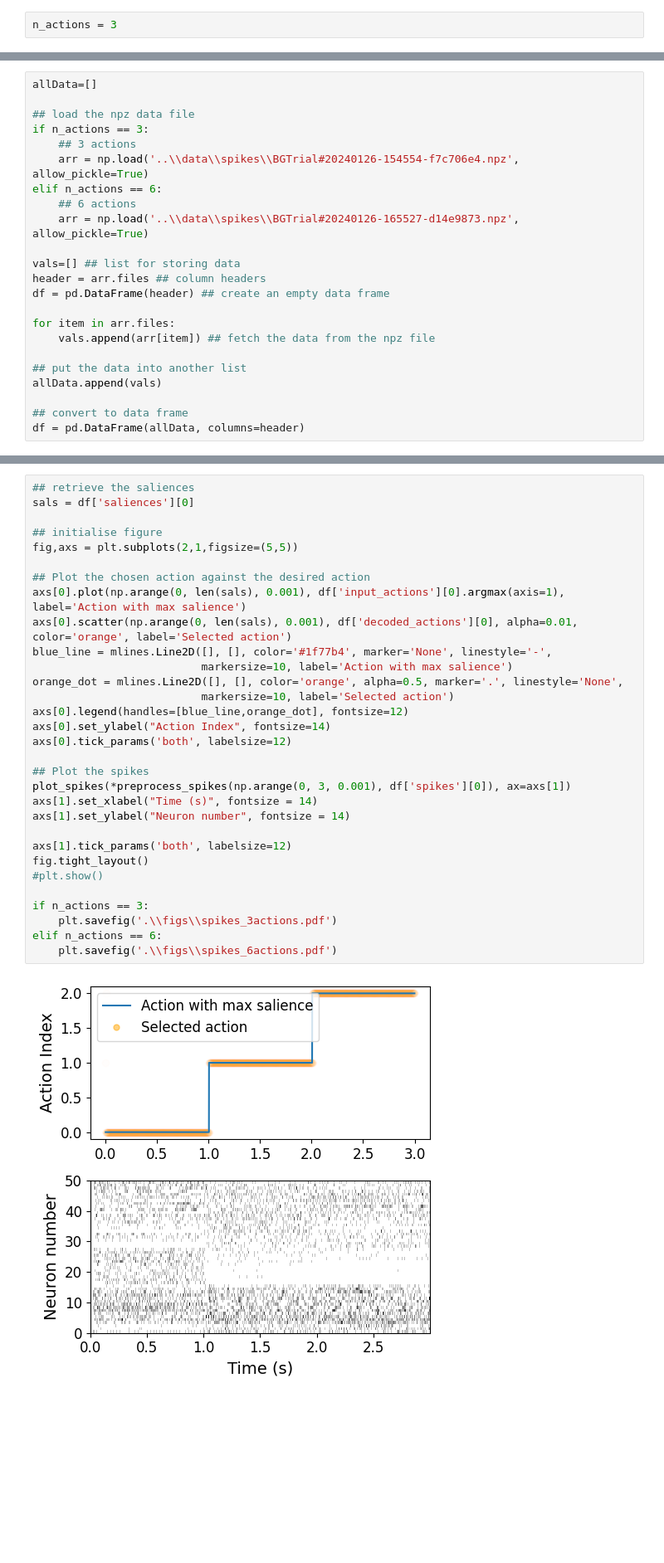
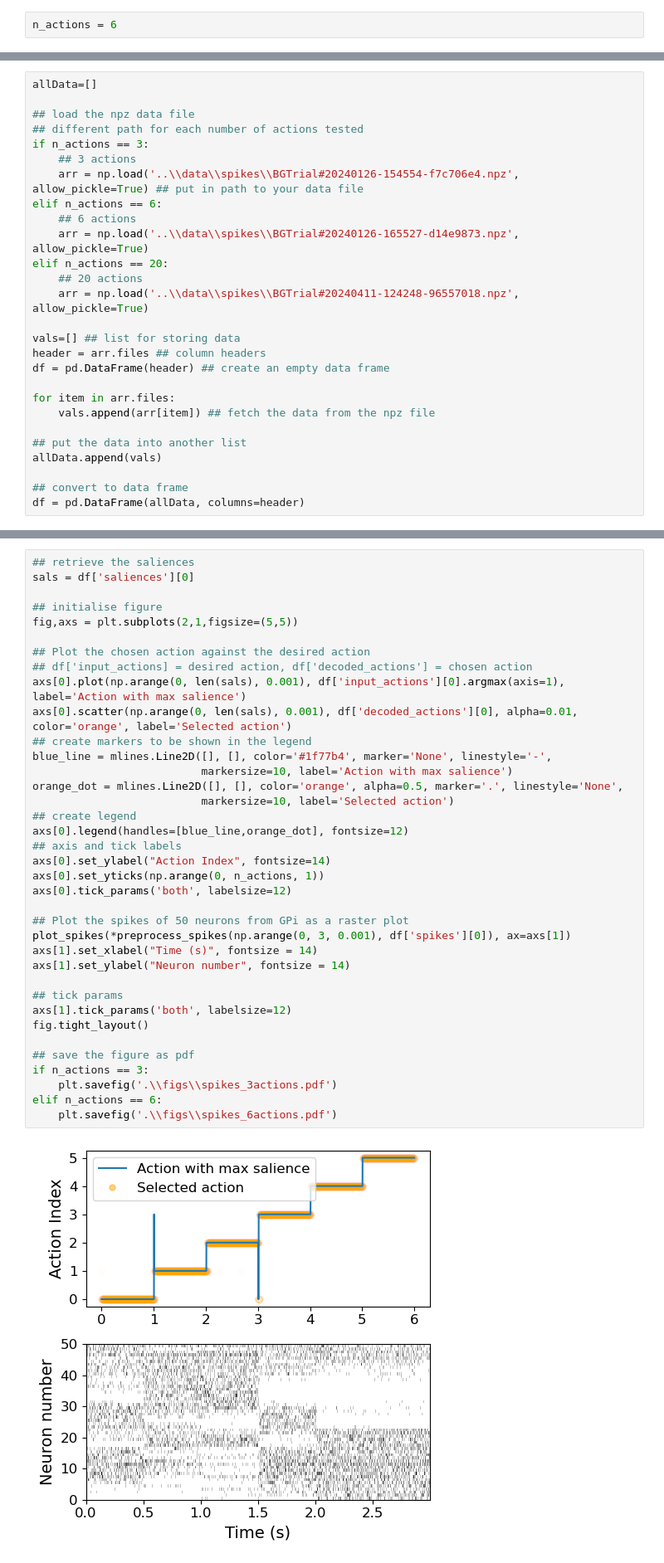
Before and after one commit to maddybartlett/VSABasalGanglia, a Jupyter notebook: experiments/gen_spike_plot.ipynb, the cells around one changed output, grey strips where cells are left out. Shown: that part at 83% size. Cells and saved outputs as stored; diff of their text form; blank space fills up the shorter version.

```diff
--- a/experiments/gen_spike_plot.ipynb
+++ b/experiments/gen_spike_plot.ipynb
@@ -19,2 +19,2 @@ from nengo_extras.plot_spikes import (
 # %%
-n_actions = 3
+n_actions = 6
@@ -22,12 +24,16 @@ n_actions = 3
 allData=[]
 
 ## load the npz data file
+## different path for each number of actions tested
 if n_actions == 3:
     ## 3 actions
-    arr = np.load('..\\data\\spikes\\BGTrial#20240126-154554-f7c706e4.npz', allow_pickle=True)
+    arr = np.load('..\\data\\spikes\\BGTrial#20240126-154554-f7c706e4.npz', allow_pickle=True) ## put in path to your data file
 elif n_actions == 6:
     ## 6 actions
     arr = np.load('..\\data\\spikes\\BGTrial#20240126-165527-d14e9873.npz', allow_pickle=True)
+elif n_actions == 20:
+    ## 20 actions
+    arr = np.load('..\\data\\spikes\\BGTrial#20240411-124248-96557018.npz', allow_pickle=True)
 
 vals=[] ## list for storing data
 header = arr.files ## column headers
@@ -44,33 +52,39 @@ df = pd.DataFrame(allData, columns=header)
 # %%
 ## retrieve the saliences
 sals = df['saliences'][0]
 
 ## initialise figure
 fig,axs = plt.subplots(2,1,figsize=(5,5))
 
 ## Plot the chosen action against the desired action
+## df['input_actions] = desired action, df['decoded_actions'] = chosen action
 axs[0].plot(np.arange(0, len(sals), 0.001), df['input_actions'][0].argmax(axis=1), label='Action with max salience')
 axs[0].scatter(np.arange(0, len(sals), 0.001), df['decoded_actions'][0], alpha=0.01, color='orange', label='Selected action')
+## create markers to be shown in the legend
 blue_line = mlines.Line2D([], [], color='#1f77b4', marker='None', linestyle='-',
                           markersize=10, label='Action with max salience')
 orange_dot = mlines.Line2D([], [], color='orange', alpha=0.5, marker='.', linestyle='None',
                           markersize=10, label='Selected action')
+## create legend
 axs[0].legend(handles=[blue_line,orange_dot], fontsize=12)
+## axis and tick labels
 axs[0].set_ylabel("Action Index", fontsize=14)
+axs[0].set_yticks(np.arange(0, n_actions, 1))
 axs[0].tick_params('both', labelsize=12)
 
-## Plot the spikes
+## Plot the spikes of 50 neurons from GPi as a raster plot
 plot_spikes(*preprocess_spikes(np.arange(0, 3, 0.001), df['spikes'][0]), ax=axs[1])
 axs[1].set_xlabel("Time (s)", fontsize = 14)
 axs[1].set_ylabel("Neuron number", fontsize = 14)
 
+## tick params
 axs[1].tick_params('both', labelsize=12)
 fig.tight_layout()
-#plt.show()
 
+## save the figure as pdf
 if n_actions == 3:
     plt.savefig('.\\figs\\spikes_3actions.pdf')
 elif n_actions == 6:
     plt.savefig('.\\figs\\spikes_6actions.pdf')
 # %% [output]
-[figure, old version]
+[figure, new version]
```
Also changed, not shown: parts of 6 cells of this notebook, 14 other files.
